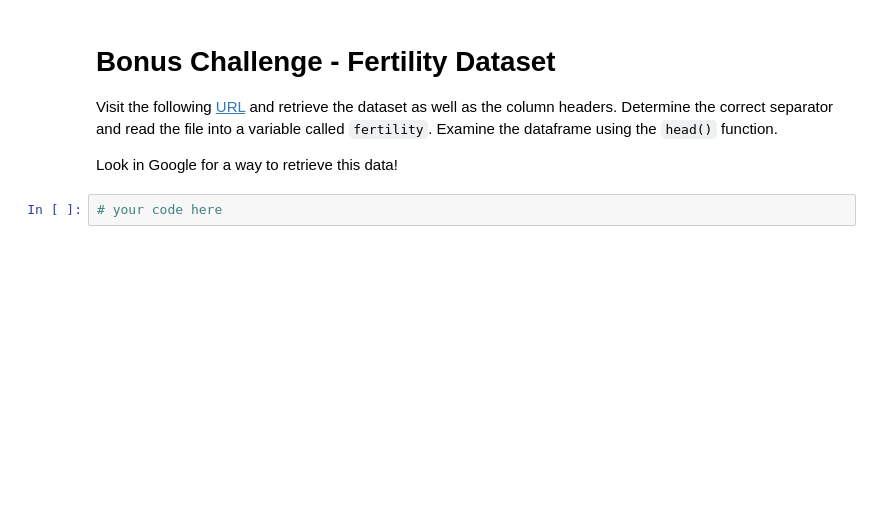
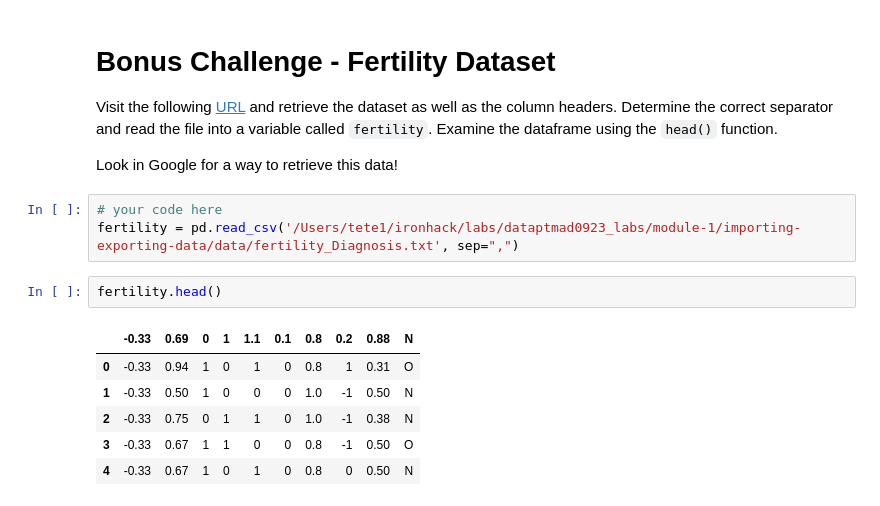
Before and after one commit to TeresaCardenosa/dataptmad0923_labs, a Jupyter notebook: module-1/importing-exporting-data/your-code/main.ipynb, the cells around one changed output. Drawn from its saved outputs; the diff is of its cells as text; blank space fills up the shorter version.

Commit message:
Finished lab-importing-exporting-data

```diff
--- a/module-1/importing-exporting-data/your-code/main.ipynb
+++ b/module-1/importing-exporting-data/your-code/main.ipynb
@@ -222,5 +230,15 @@ Due to all the commas present in the cells of this file, let's save it as a tab
 Visit the following [URL](https://archive.ics.uci.edu/ml/datasets/Fertility) and retrieve the dataset as well as the column headers. Determine the correct separator and read the file into a variable called `fertility`. Examine the dataframe using the `head()` function.
 
 Look in Google for a way to retrieve this data!
-# %%
-# your code here
+# %%
+# your code here
+fertility = pd.read_csv('/Users/tete1/ironhack/labs/dataptmad0923_labs/module-1/importing-exporting-data/data/fertility_Diagnosis.txt', sep=",")
+# %%
+fertility.head()
+# %% [output]
+|  | -0.33 | 0.69 | 0 | 1 | 1.1 | 0.1 | 0.8 | 0.2 | 0.88 | N |
+| 0 | -0.33 | 0.94 | 1 | 0 | 1 | 0 | 0.8 | 1 | 0.31 | O |
+| 1 | -0.33 | 0.50 | 1 | 0 | 0 | 0 | 1.0 | -1 | 0.50 | N |
+| 2 | -0.33 | 0.75 | 0 | 1 | 1 | 0 | 1.0 | -1 | 0.38 | N |
+| 3 | -0.33 | 0.67 | 1 | 1 | 0 | 0 | 0.8 | -1 | 0.50 | O |
+| 4 | -0.33 | 0.67 | 1 | 0 | 1 | 0 | 0.8 | 0 | 0.50 | N |
```
Also changed, not shown: parts of 12 cells of this notebook, 3 other files.
